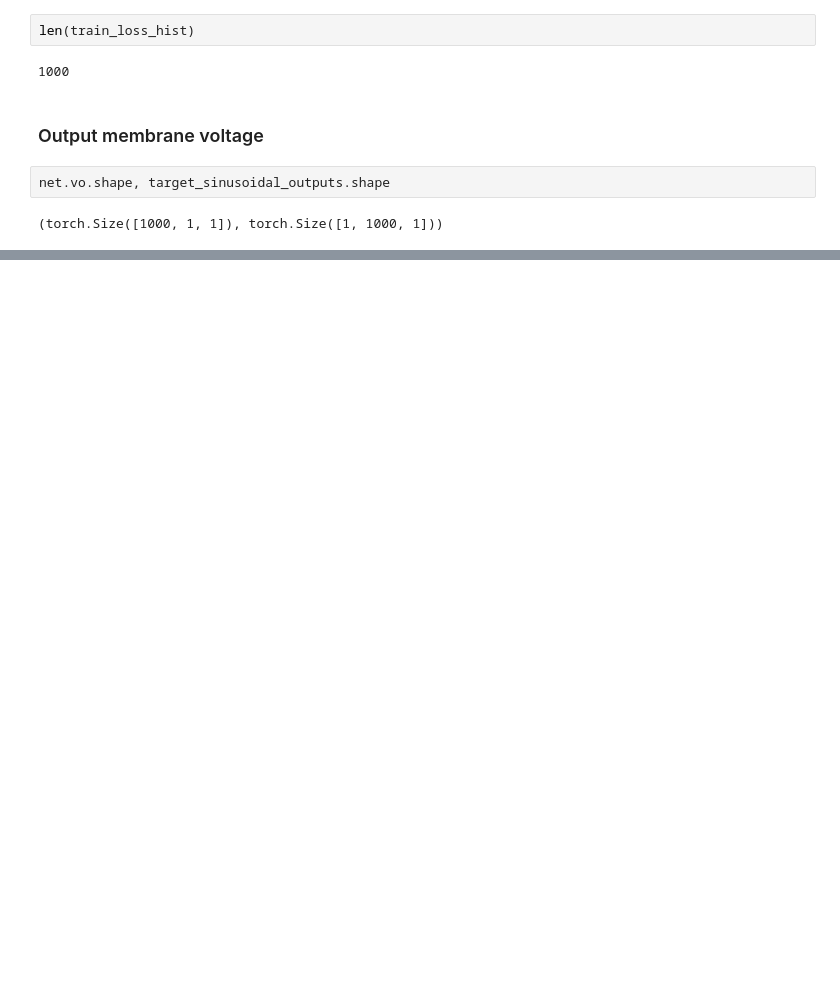
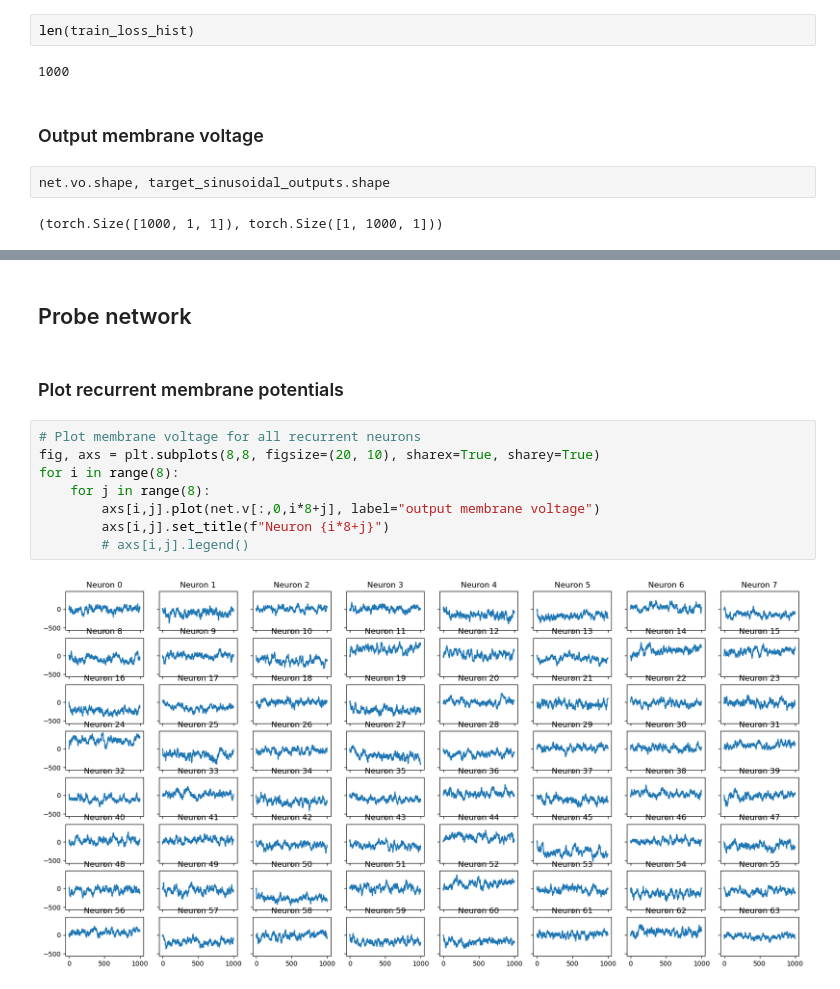
Before and after one commit to jl3720/hw-aware-eprop, a Jupyter notebook: notebooks/sinusoids_eprop.ipynb, the cells around one changed output, grey strips where cells are left out. Cells and saved outputs as stored; diff of their text form; blank space fills up the shorter version.

```diff
--- a/notebooks/sinusoids_eprop.ipynb
+++ b/notebooks/sinusoids_eprop.ipynb
@@ -561,0 +599,14 @@ plt.plot(target_sinusoidal_outputs[0,:,0])
+# %% [markdown]
+## Probe network
+# %% [markdown]
+### Plot recurrent membrane potentials
+# %%
+# Plot membrane voltage for all recurrent neurons
+fig, axs = plt.subplots(8,8, figsize=(20, 10), sharex=True, sharey=True)
+for i in range(8):
+    for j in range(8):
+        axs[i,j].plot(net.v[:,0,i*8+j], label="output membrane voltage")
+        axs[i,j].set_title(f"Neuron {i*8+j}")
+        # axs[i,j].legend()
+# %% [output]
+[figure, added]
```
Also changed, not shown: parts of 14 cells of this notebook.
